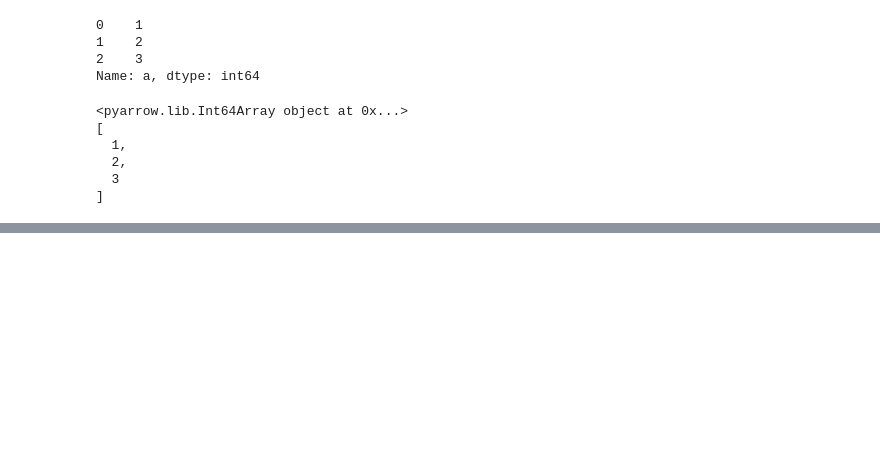
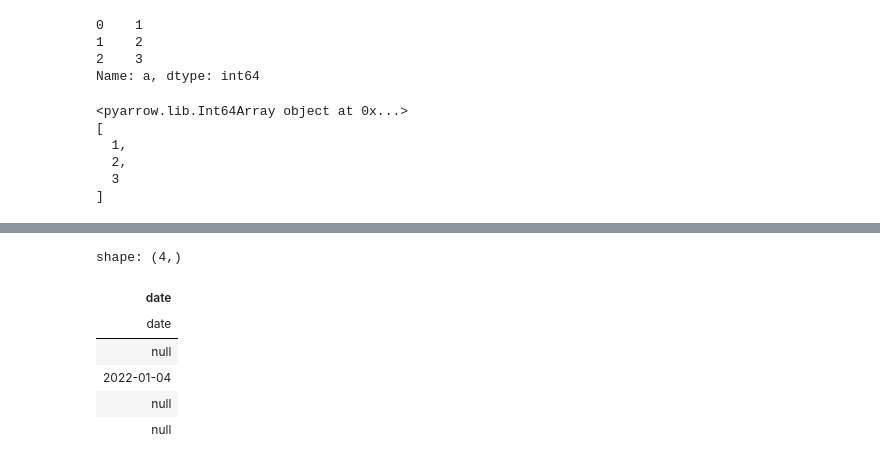
Before and after one commit to johnros/polars_demo, a Jupyter notebook: polars_to_preview.ipynb, the cells around one changed output, grey strips where cells are left out. Saved outputs shown, nothing was run; the diff lists cells and outputs as text; code cells hidden in the pictures; blank space fills up the shorter version.

```diff
--- a/polars_to_preview.ipynb
+++ b/polars_to_preview.ipynb
@@ -1243,0 +1549,10 @@ There are 4 datetime dtypes in polars:
+# %%
+sd.str.strptime(pl.Date, "%F %T",strict=False)
+# %% [output]
+shape: (4,)
+| date |
+| date |
+| null |
+| 2022-01-04 |
+| null |
+| null |
```
Also changed, not shown: parts of 111 cells of this notebook, 1 other file.
